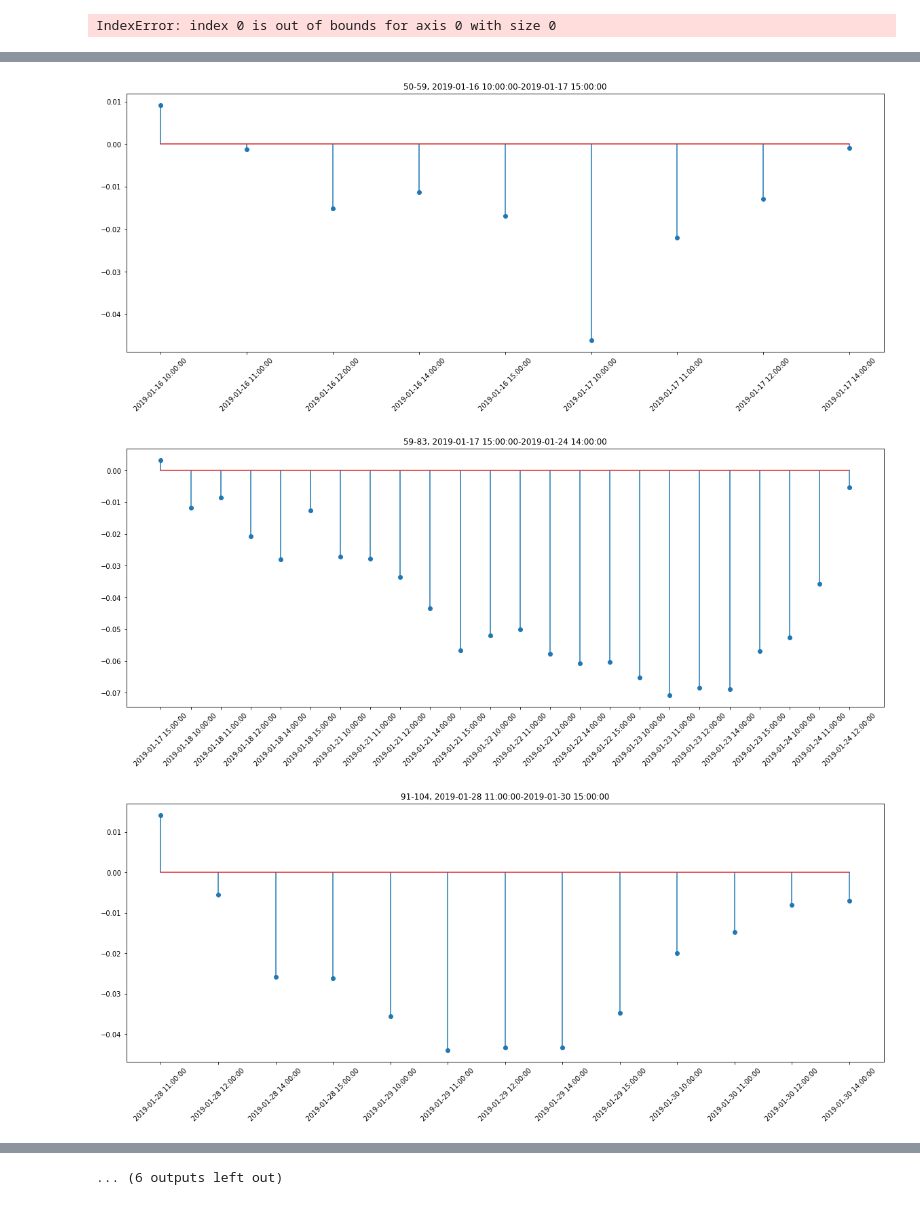
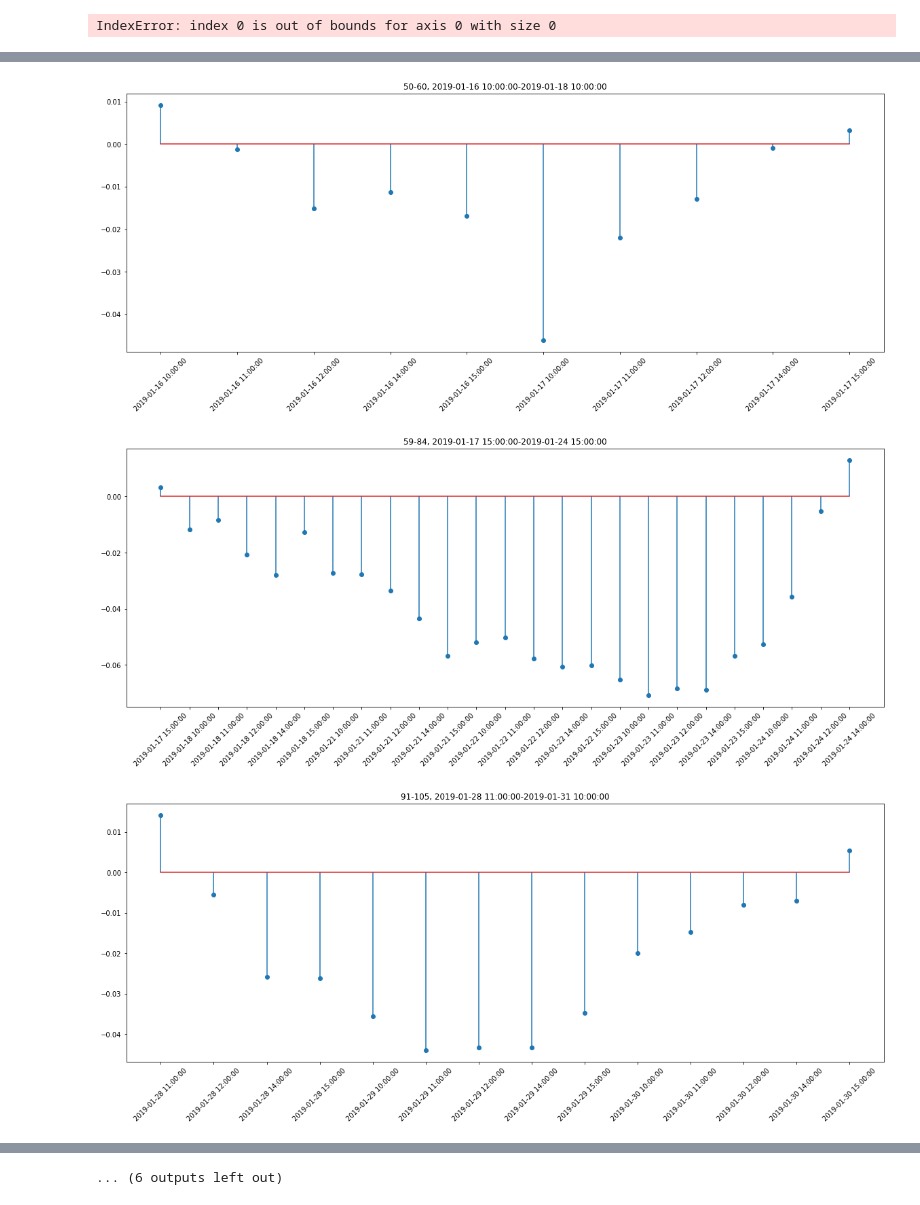
Before and after one commit to drunkpig/macd_exp, a Jupyter notebook: bear_strategy.ipynb, the cells around one changed output, grey strips where cells are left out. Saved outputs shown, nothing was run; the diff lists cells and outputs as text; code cells hidden in the pictures.

```diff
--- a/bear_strategy.ipynb
+++ b/bear_strategy.ipynb
@@ -75,7 +75,7 @@ def macd(data, quick_n=12, slow_n=26, dem_n=9, val_name="close"):
     return  DIFF, DEM, BAR
 
 
-STOCK_CODE='601127.'
+STOCK_CODE='601127.SH'
 df = pd.read_csv(f'./{STOCK_CODE}.csv')
 
 df.columns
@@ -167,6 +167,7 @@ print(f"index size= {bar.index.size}")
 
 print("===================================")
 blue_bar = scan_blue_index(df)
+buy_dates = []
 MIN_BLUE_AREA_WIDTH=6
 
 for s, e in blue_bar:
@@ -180,6 +181,7 @@ for s, e in blue_bar:
         row = df.loc[row_index:row_index, ['date','close','open']]
         buy_row = df.loc[row_index+2:row_index+2, ['date','close','open']]
         print(buy_row['date'].values[0])
+        buy_dates.append(buy_row['date'].values[0])
 # %% [output]
 index size= 625
 ===================================
@@ -260,7 +262,7 @@ for s, e in blue_bar_2:
     start_i = s-1
     if start_i<0:
         start_i = 0
-    end_i = e+1
+    end_i = e+2
 
     start_dt = df[start_i:start_i+1].date.values[0]
     end_dt = df[end_i:end_i+1].date.values[0]
@@ -274,3 +276,3 @@ IndexError: index 0 is out of bounds for axis 0 with size 0
-[figure, old version]
+[figure, new version]
-[figure, old version]
+[figure, new version]
-[figure, old version]
+[figure, new version]
```
Also changed, not shown: parts of 6 cells of this notebook, 2 other files.
